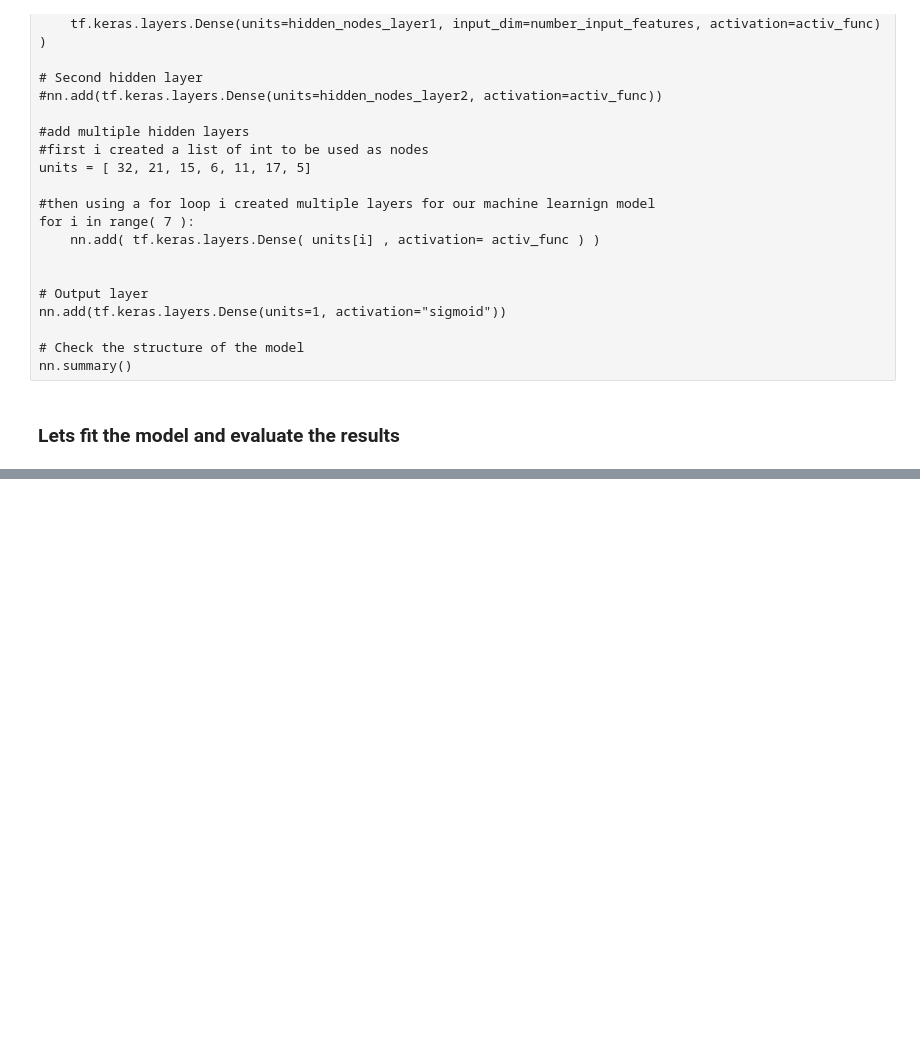
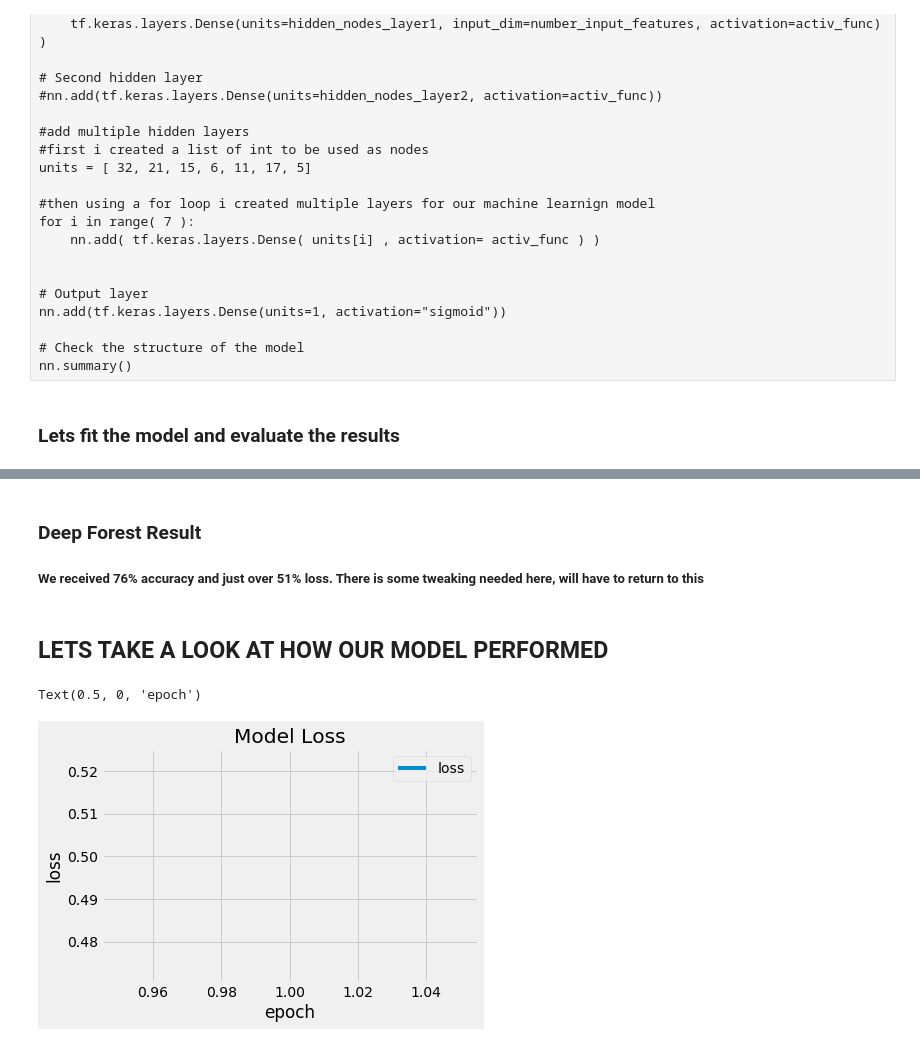
Before and after one commit to Azaima-Asghar/Modeling-Probability-Of-Delinquency, a Jupyter notebook: MachineLearning.ipynb, the cells around one changed output, grey strips where cells are left out. Drawn from its saved outputs; the diff is of its cells as text; code cells hidden in the pictures; blank space fills up the shorter version.

```diff
--- a/MachineLearning.ipynb
+++ b/MachineLearning.ipynb
@@ -473,0 +409,34 @@ Loss: 1.282311930751529, Accuracy: 0.6219373345375061
+# %%
+#% For deep forest neural network use this cell and all cells with % sign
+
+# Define the model - deep neural net
+number_input_features = len(X_train_scaled[0])
+hidden_nodes_layer1 =  24
+
+nn = tf.keras.models.Sequential()
+
+# First hidden layer
+nn.add(
+    tf.keras.layers.Dense(units=hidden_nodes_layer1, input_dim=number_input_features, activation="relu")
+)
+
+#add multiple hidden layers
+#first i created a list of int to be used as nodes, add more digits to be used as i in our range value in the next line
+units = [ 32, 21, 15, 6, 11, 17, 5]
+
+#then using a for loop i created multiple layers for our machine learning model
+for i in range( 7 ):
+    nn.add( tf.keras.layers.Dense( units[i] , activation= "tanh" ) )
+
+# Output layer
+nn.add(tf.keras.layers.Dense(units=1, activation="sigmoid"))
+
+# Compile the Sequential model together and customize metrics
+nn.compile(loss="binary_crossentropy", optimizer="adam", metrics=["accuracy"])
+
+# Train the model (play around with the epoch number, curve starts to flatten after 70 epochs)
+fit_model = nn.fit(X_train_scaled, y_train, epochs=1)
+
+# Evaluate the model using the test data
+model_loss, model_accuracy = nn.evaluate(X_test_scaled,y_test,verbose=2)
+print(f"Loss: {model_loss}, Accuracy: {model_accuracy}")
@@ -474 +453,18 @@ Loss: 1.282311930751529, Accuracy: 0.6219373345375061
+# %% [markdown]
+### Deep Forest Result
+##### We received 76% accuracy and just over 51% loss. There is some tweaking needed here, will have to return to this
+# %% [markdown]
+## LETS TAKE A LOOK AT HOW OUR MODEL PERFORMED
+# %%
+# Create a DataFrame containing training history
+history_df = pd.DataFrame(fit_model.history, index=range(1,len(fit_model.history["loss"])+1))
+
+# Plot the loss
+history_df.plot(y="loss")
+plt.title('Model Loss')
+plt.ylabel('loss')
+plt.xlabel('epoch')
+# %% [output]
+Text(0.5, 0, 'epoch')
+[figure, added]
 # %%
```
Also changed, not shown: parts of 44 cells of this notebook, 1 other file.
